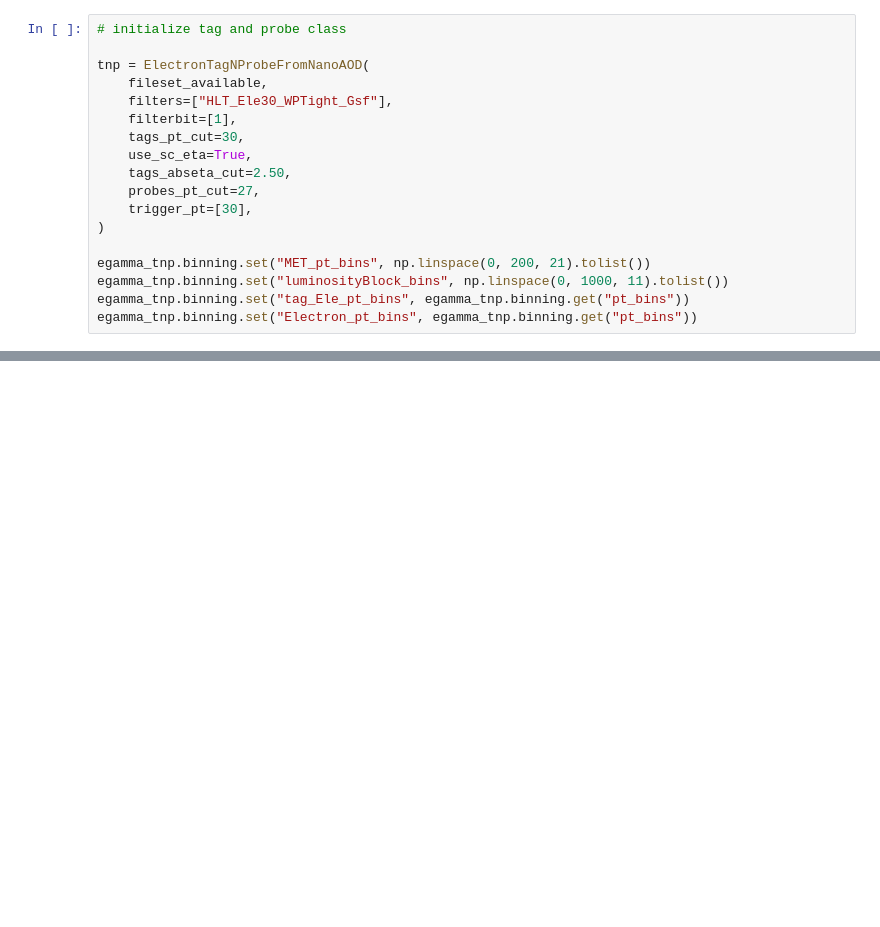
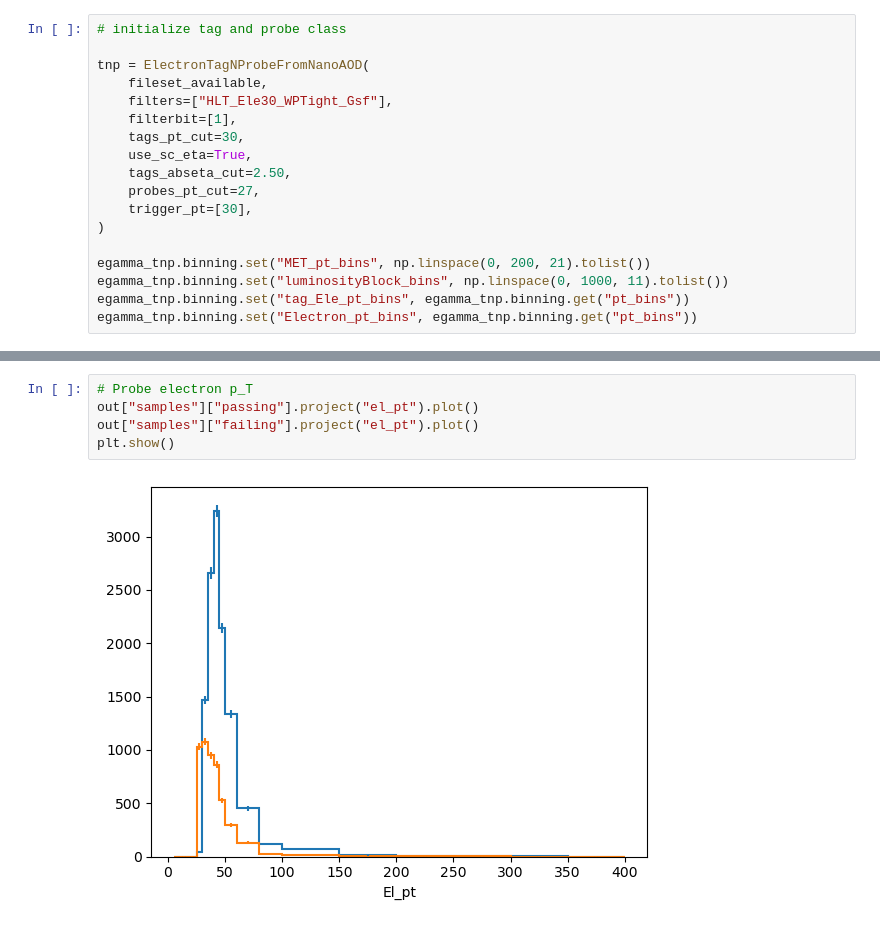
Before and after one commit to caleb-james-smith/egamma-tnp, a Jupyter notebook: notebooks/egamma_test.ipynb, the cells around one changed output, grey strips where cells are left out. Saved outputs shown, nothing was run; the diff lists cells and outputs as text; blank space fills up the shorter version.

```diff
--- a/notebooks/egamma_test.ipynb
+++ b/notebooks/egamma_test.ipynb
@@ -67,0 +154,7 @@ FieldNotFoundError: no field 'passing' in record with 7 fields
+# %%
+# Probe electron p_T
+out["samples"]["passing"].project("el_pt").plot()
+out["samples"]["failing"].project("el_pt").plot()
+plt.show()
+# %% [output]
+[figure, added]
```
Also changed, not shown: parts of 14 cells of this notebook, 2 other files.
